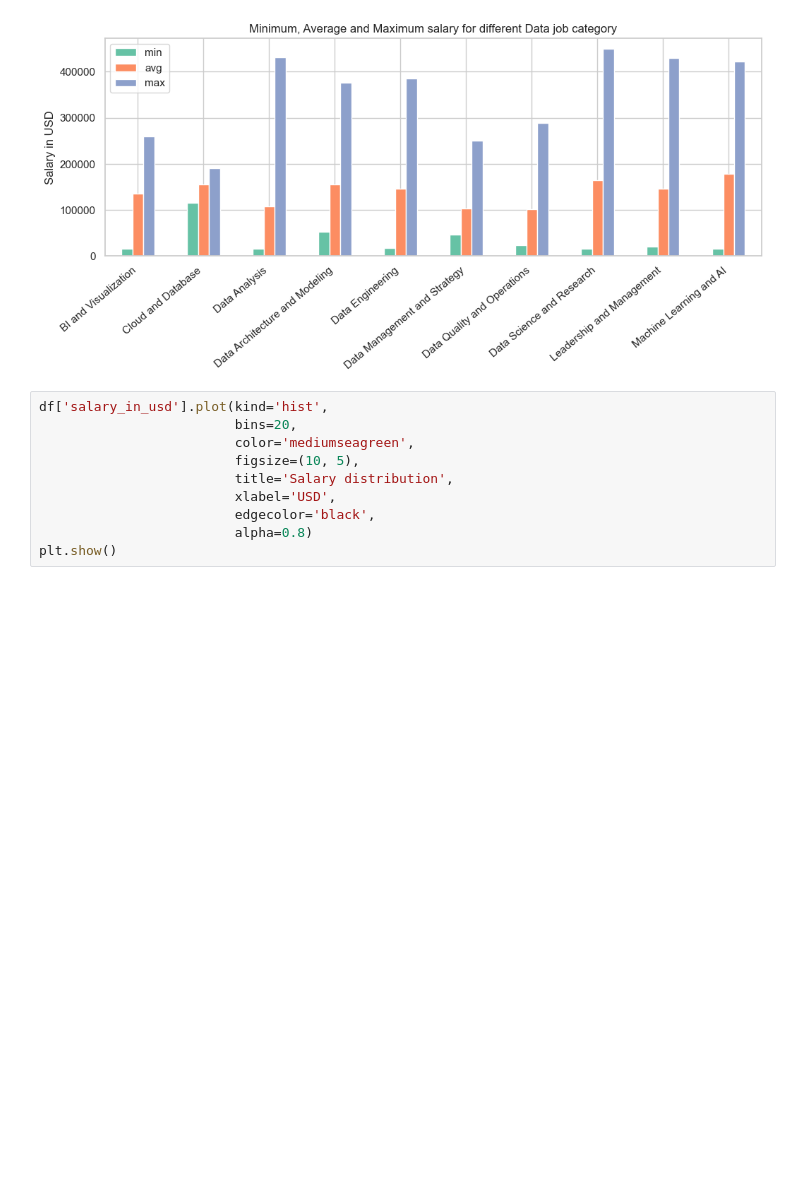
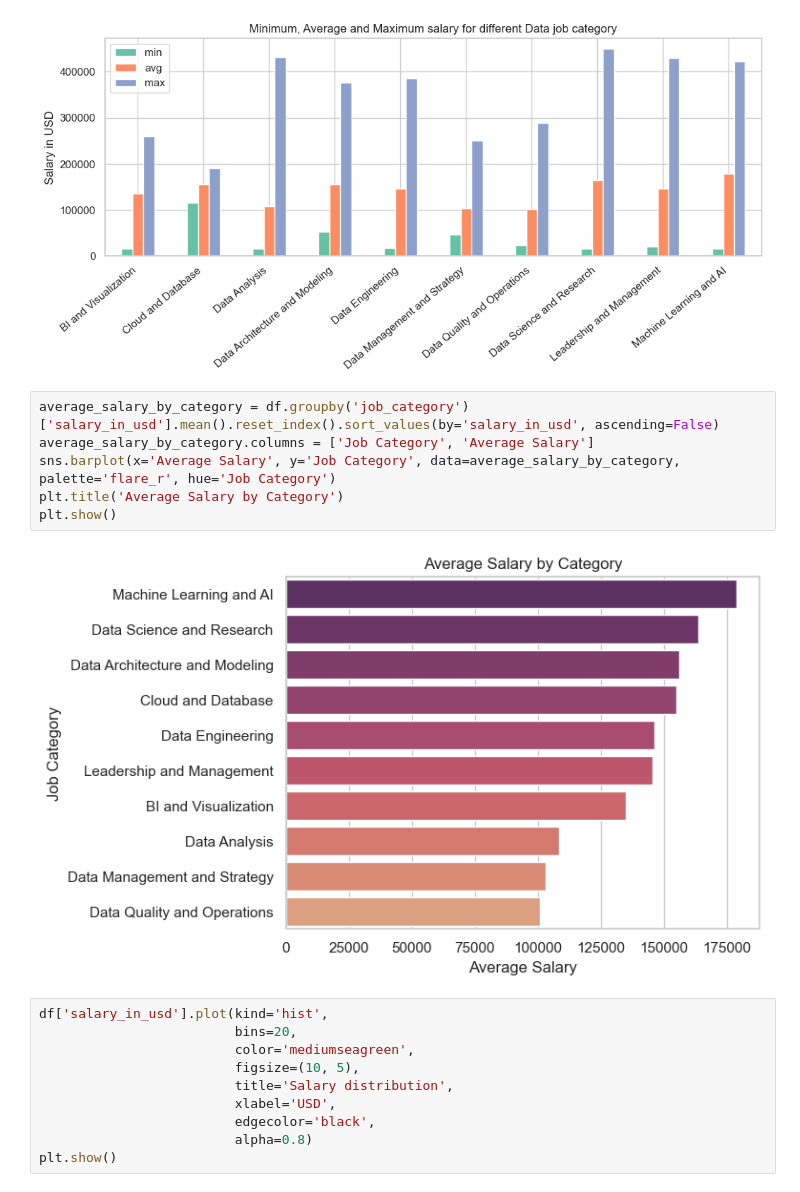
Before and after one commit to DaniloGrujic/data-jobs, a Jupyter notebook: Jobs In Data.ipynb, the cells around one changed output. Cells and saved outputs as stored; diff of their text form; blank space fills up the shorter version.

```diff
--- a/Jobs In Data.ipynb
+++ b/Jobs In Data.ipynb
@@ -134,6 +135,14 @@ plt.xticks(ha='right')
 plt.show()
 # %% [output]
 [figure]
+# %%
+average_salary_by_category = df.groupby('job_category')['salary_in_usd'].mean().reset_index().sort_values(by='salary_in_usd', ascending=False)
+average_salary_by_category.columns = ['Job Category', 'Average Salary']
+sns.barplot(x='Average Salary', y='Job Category', data=average_salary_by_category, palette='flare_r', hue='Job Category')
+plt.title('Average Salary by Category')
+plt.show()
+# %% [output]
+[figure, added]
 # %%
 df['salary_in_usd'].plot(kind='hist',
                          bins=20,
```
Also changed, not shown: parts of 4 cells of this notebook.
